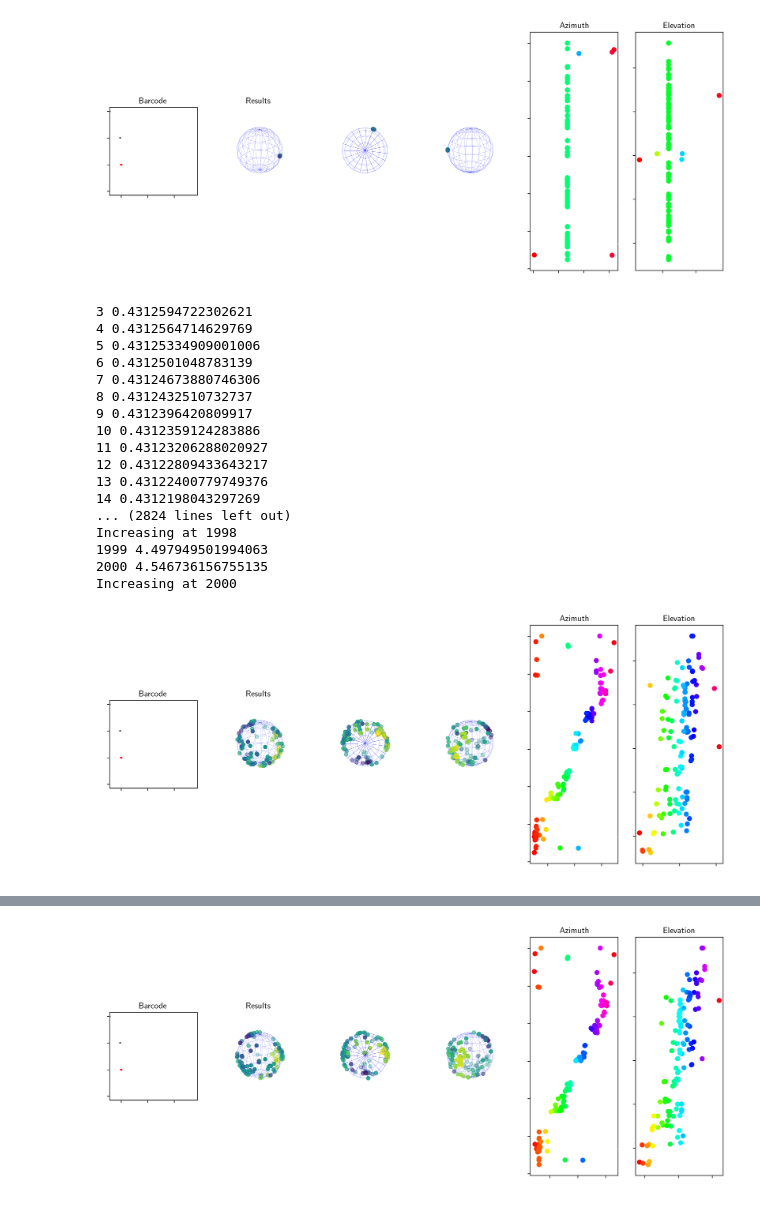
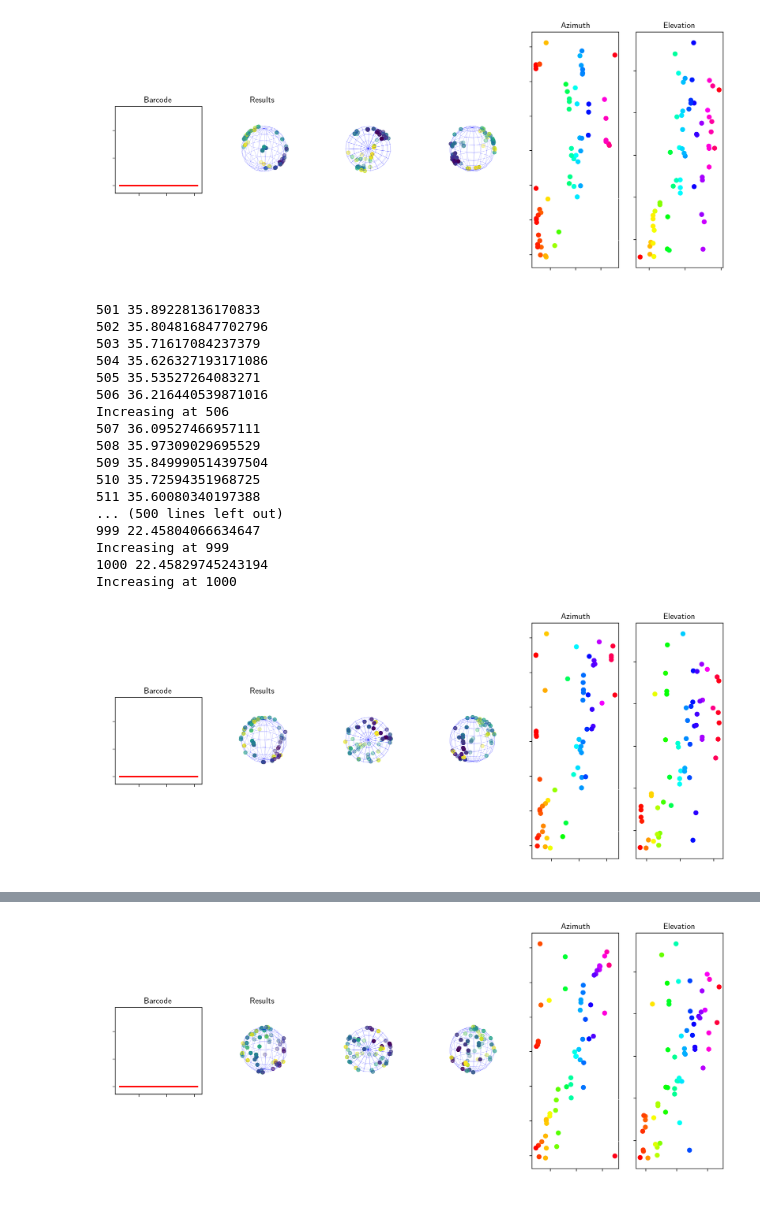
Before and after one commit to vincentmichelangeli/Imperial_master_thesis, a Jupyter notebook: Weighted spherical coordinates/example_notebook.ipynb, the cells around one changed output, grey strips where cells are left out. Drawn from its saved outputs; the diff is of its cells as text; code cells hidden in the pictures.

```diff
--- a/Weighted spherical coordinates/example_notebook.ipynb
+++ b/Weighted spherical coordinates/example_notebook.ipynb
@@ -12,13 +12,12 @@ noise = 0.05 #add gaussain noise
 energyType = 1 # 0:harmonic, 1:spring
 S = 0 # rest length of spring
 K = 1e2 # spring constant
-n_steps = 6000 # number of optimization steps
+n_steps = 4000 # number of optimization steps
 alpha = 1e-5 # need to be much smaller for spring energy (1e-5 is reasonable for spring energy with K = 1e2)
-intermediate_plots = 4 # generate some plots as the script runs for debugging purpose
 # %%
 ## Generate data
 
 np.random.seed(10)
 
-#data = generate_noisy_sphere(n_pts, radius=1, noise=noise)
-data = generate_density_sphere(n_pts, radius=1, noise=noise, angle=np.pi/4)
+data = generate_noisy_sphere(n_pts, radius=1, noise=noise)
+#data = generate_density_sphere(n_pts, radius=1, noise=noise, angle=np.pi/4)
@@ -61,7 +58,7 @@ else:
     max_nhood_size = (death + 3 * birth) / 4
 
 selected_cocycle = cocycles[2][choose]
-simplices, values, weight_values = dim_2_get_edges_and_cohomology_info(distance_matrix, selected_cocycle, max_nhood_size)
+simplices, values, weight_values = dim_2_get_edges_and_cohomology_info(distance_matrix, selected_cocycle, max_nhood_size, weighting = 'triangles')
 trg_list = np.fliplr(np.array(simplices))
 # %%
 values = np.array(values)
@@ -153,7 +125,7 @@ for i in range(n_steps):
         if NRG[-2] < NRG[-1]:
             print('Increasing at '+str(i))
             #break
-    if i ==2 or i == 2000 or i== 4000 or i == 6000 or i == 10000:
+    if i in [500, 1000, 2000, 4000, 6000]:
         # Make plots
         fig = plt.figure(figsize=(18, 6), dpi=200)
         simplices = np.array(simplices)
@@ -220,19 +205,19 @@ Beginning Minimization
-[figure, old version]
+[figure, new version]
-3 0.4312594722302621
-4 0.4312564714629769
-5 0.43125334909001006
-6 0.4312501048783139
-7 0.43124673880746306
-8 0.4312432510732737
-9 0.4312396420809917
-10 0.4312359124283886
-11 0.43123206288020927
-12 0.43122809433643217
-13 0.43122400779749376
-14 0.4312198043297269
-... (2824 lines left out)
-Increasing at 1998
-1999 4.497949501994063
-2000 4.546736156755135
-Increasing at 2000
+501 35.89228136170833
+502 35.804816847702796
+503 35.71617084237379
+504 35.626327193171086
+505 35.53527264083271
+506 36.216440539871016
+Increasing at 506
+507 36.09527466957111
+508 35.97309029695529
+509 35.849990514397504
+510 35.72594351968725
+511 35.60080340197388
+... (500 lines left out)
+999 22.45804066634647
+Increasing at 999
+1000 22.45829745243194
+Increasing at 1000
-[figure, old version]
+[figure, new version]
@@ -256 +241 @@ Increasing at 4000
-[figure, old version]
+[figure, new version]
```
Also changed, not shown: parts of 12 cells of this notebook.
